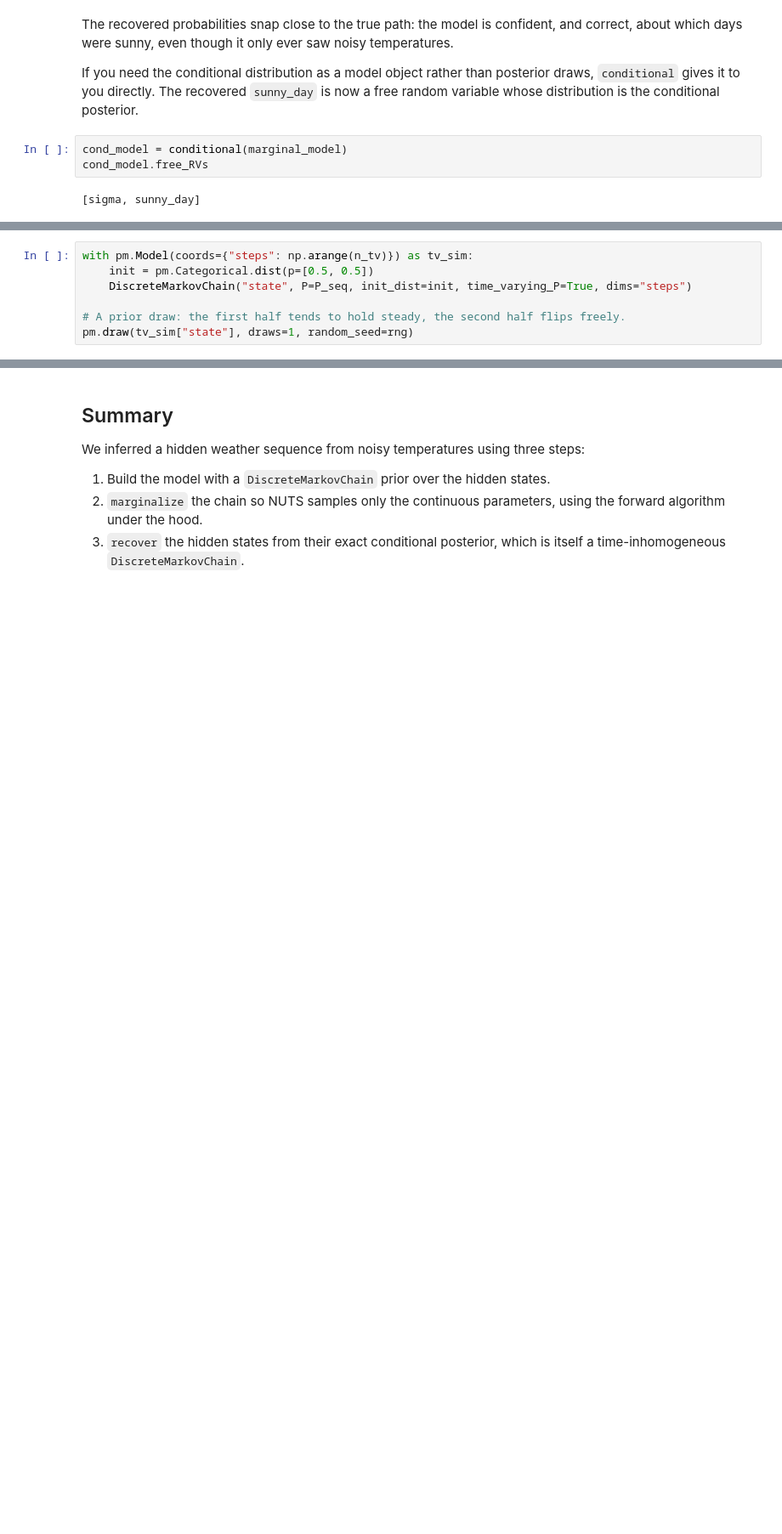
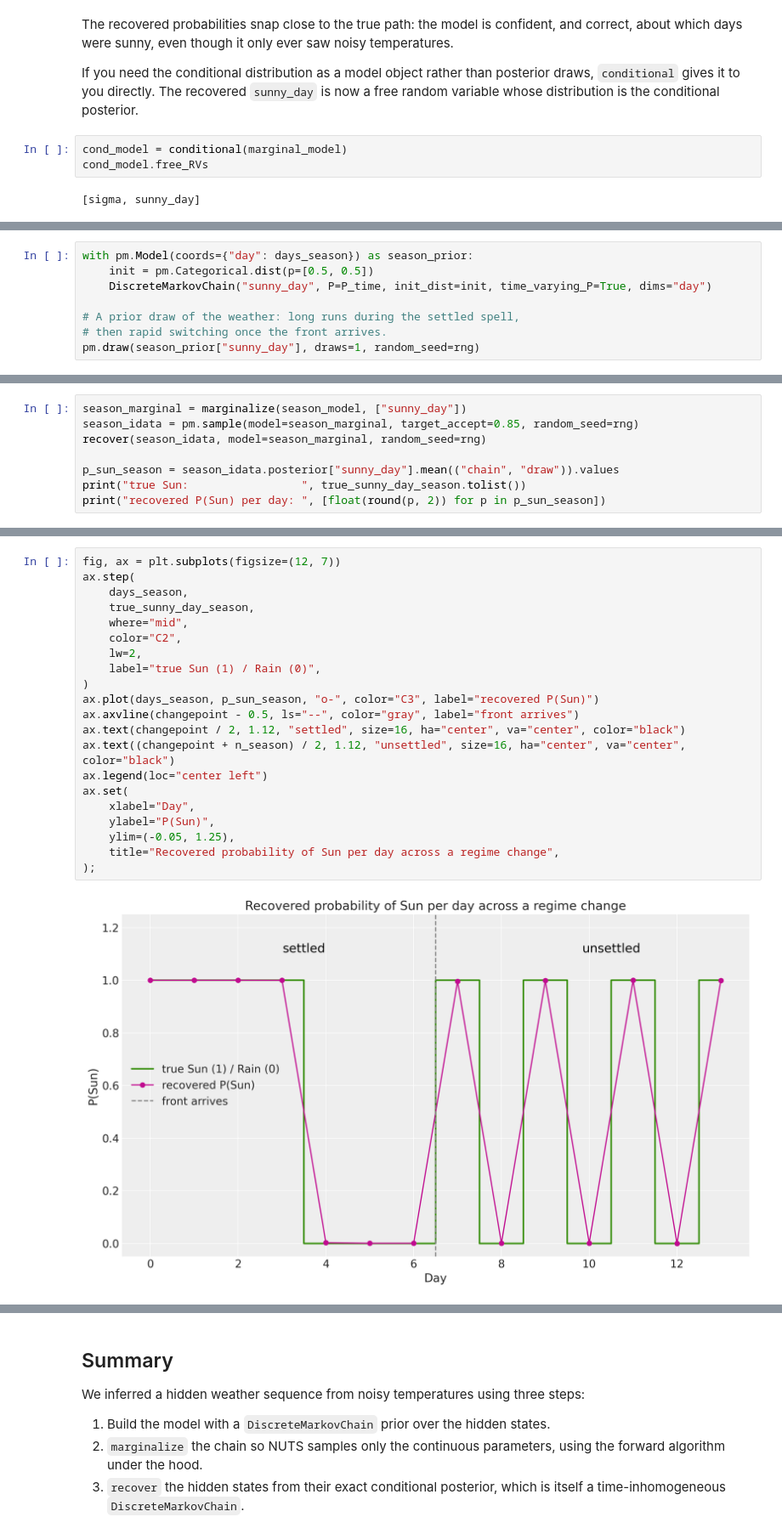
Before and after one commit to pymc-devs/pymc-extras, a Jupyter notebook: notebooks/discrete_markov_chain_marginalization.ipynb, the cells around one changed output, grey strips where cells are left out. Shown at 85% size. Saved outputs shown, nothing was run; the diff lists cells and outputs as text; blank space fills up the shorter version.

Commit message:
better weather example

```diff
--- a/notebooks/discrete_markov_chain_marginalization.ipynb
+++ b/notebooks/discrete_markov_chain_marginalization.ipynb
@@ -204,8 +209,9 @@ P_seq.shape  # (steps, k, k)
 # %%
-with pm.Model(coords={"steps": np.arange(n_tv)}) as tv_sim:
+with pm.Model(coords={"day": days_season}) as season_prior:
     init = pm.Categorical.dist(p=[0.5, 0.5])
-    DiscreteMarkovChain("state", P=P_seq, init_dist=init, time_varying_P=True, dims="steps")
+    DiscreteMarkovChain("sunny_day", P=P_time, init_dist=init, time_varying_P=True, dims="day")
 
-# A prior draw: the first half tends to hold steady, the second half flips freely.
-pm.draw(tv_sim["state"], draws=1, random_seed=rng)
+# A prior draw of the weather: long runs during the settled spell,
+# then rapid switching once the front arrives.
+pm.draw(season_prior["sunny_day"], draws=1, random_seed=rng)
 # %% [output]
@@ -241,0 +239,8 @@ recovered P(state=1):  [0.0, 0.0, 0.0, 1.0, 1.0, 1.0, 0.0, 1.0, 0.0, 1.0, 0.0, 1
+# %%
+season_marginal = marginalize(season_model, ["sunny_day"])
+season_idata = pm.sample(model=season_marginal, target_accept=0.85, random_seed=rng)
+recover(season_idata, model=season_marginal, random_seed=rng)
+
+p_sun_season = season_idata.posterior["sunny_day"].mean(("chain", "draw")).values
+print("true Sun:                 ", true_sunny_day_season.tolist())
+print("recovered P(Sun) per day: ", [float(round(p, 2)) for p in p_sun_season])
@@ -241,0 +259,23 @@ recovered P(state=1):  [0.0, 0.0, 0.0, 1.0, 1.0, 1.0, 0.0, 1.0, 0.0, 1.0, 0.0, 1
+# %%
+fig, ax = plt.subplots(figsize=(12, 7))
+ax.step(
+    days_season,
+    true_sunny_day_season,
+    where="mid",
+    color="C2",
+    lw=2,
+    label="true Sun (1) / Rain (0)",
+)
+ax.plot(days_season, p_sun_season, "o-", color="C3", label="recovered P(Sun)")
+ax.axvline(changepoint - 0.5, ls="--", color="gray", label="front arrives")
+ax.text(changepoint / 2, 1.12, "settled", size=16, ha="center", va="center", color="black")
+ax.text((changepoint + n_season) / 2, 1.12, "unsettled", size=16, ha="center", va="center", color="black")
+ax.legend(loc="center left")
+ax.set(
+    xlabel="Day",
+    ylabel="P(Sun)",
+    ylim=(-0.05, 1.25),
+    title="Recovered probability of Sun per day across a regime change",
+);
+# %% [output]
+[figure, added]
```
Also changed, not shown: parts of 9 cells of this notebook.
